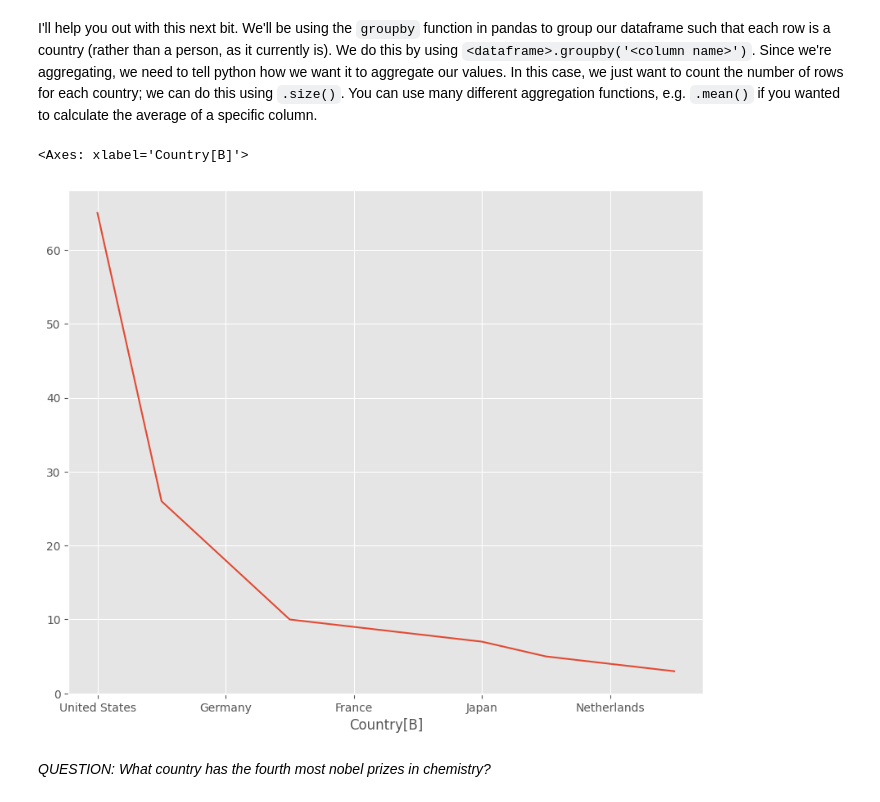
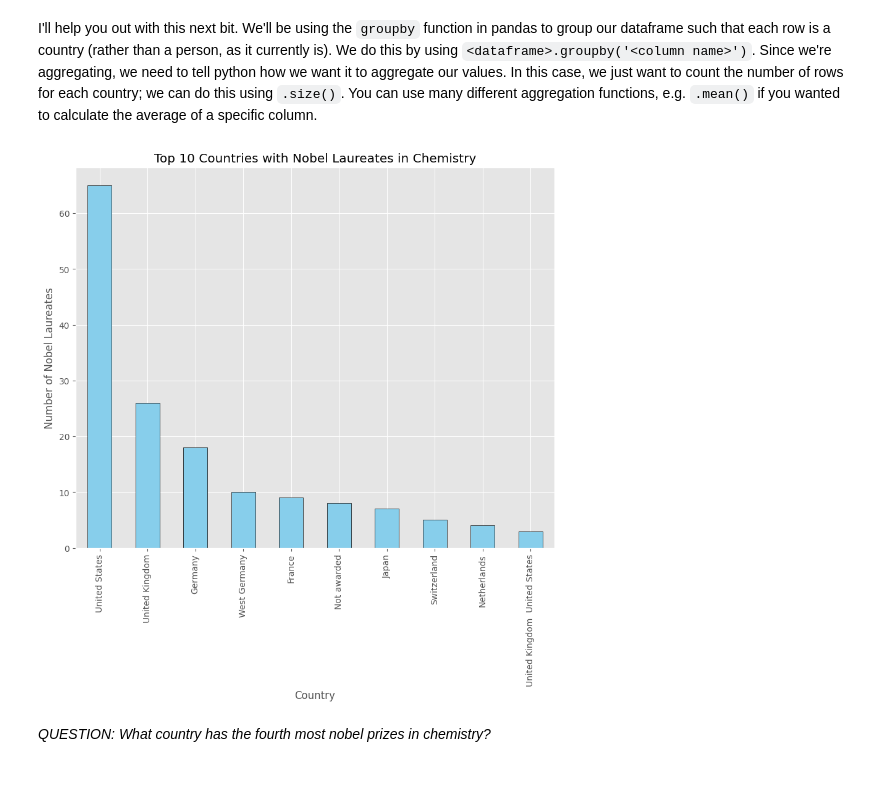
Before and after one commit to radhikarudra/QM2, a Jupyter notebook: Copy_of_W2_Working_with_Data_in_Pandas.ipynb, the cells around one changed output. Drawn from its saved outputs; the diff is of its cells as text; code cells hidden in the pictures.

```diff
--- a/Copy_of_W2_Working_with_Data_in_Pandas.ipynb
+++ b/Copy_of_W2_Working_with_Data_in_Pandas.ipynb
@@ -514,12 +514,15 @@ I'll help you out with this next bit. We'll be using the `groupby` function in p
 # %%
 # here, we're creating a new dataframe called 'country' in which each row is a country, and the values represent the number of nobel laureates.
 countries=chem.groupby('Country[B]').size()
 #now let's sort it in descending order
 table=countries.sort_values(ascending=False).head(10)
 # finally, plot the top 10 countries
-table.plot()
+table.plot(kind='bar', color='skyblue', edgecolor='black')
+plt.xlabel('Country')
+plt.ylabel('Number of Nobel Laureates')
+plt.title('Top 10 Countries with Nobel Laureates in Chemistry')
+plt.show()
 # %% [output]
-<Axes: xlabel='Country[B]'>
-[figure, old version]
+[figure, new version]
 # %% [markdown]
 *QUESTION: What country has the fourth most nobel prizes in chemistry?*
```
Also changed, not shown: parts of 5 cells of this notebook.
